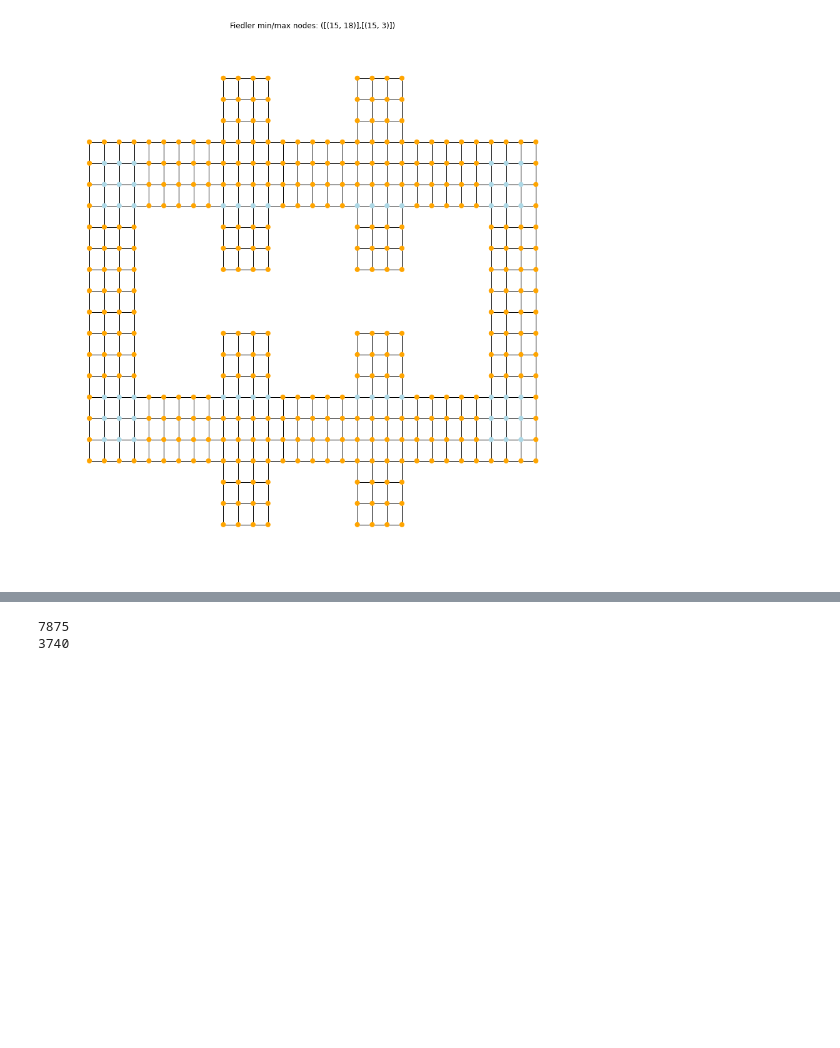
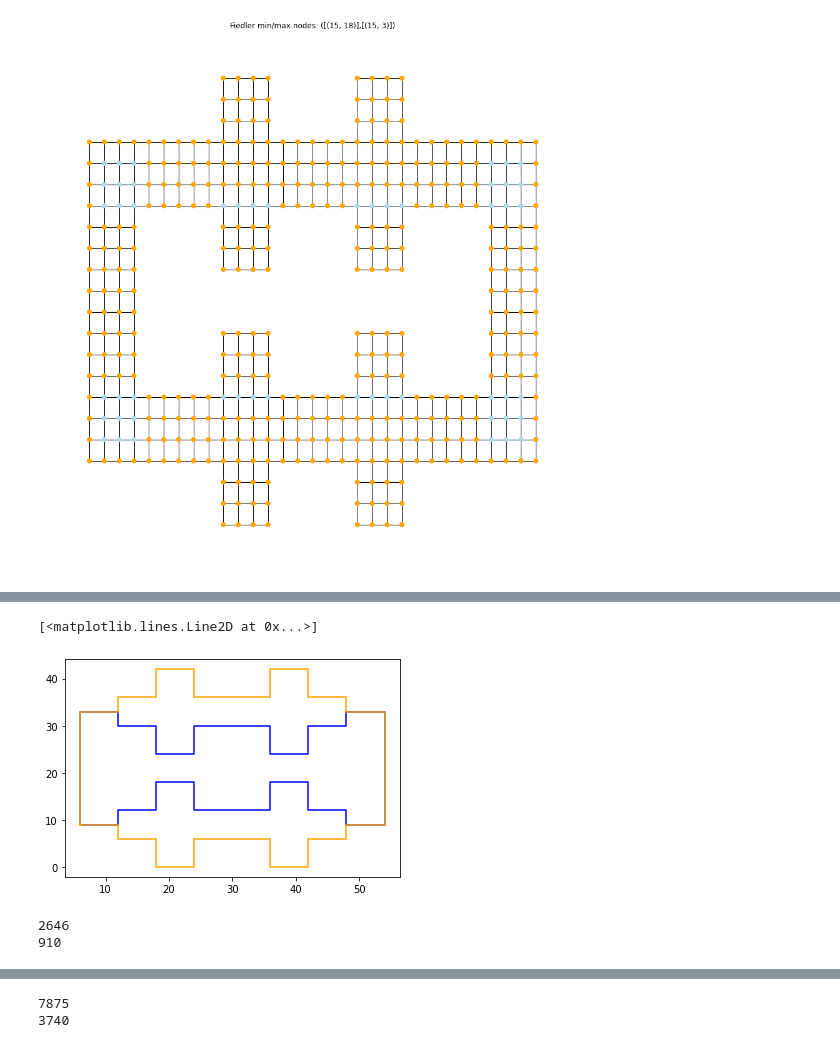
Before and after one commit to amaheshwari25/graph-hotspots, a Jupyter notebook: GraphHotSpots_Experiments.ipynb, the cells around one changed output, grey strips where cells are left out. Drawn from its saved outputs; the diff is of its cells as text; code cells hidden in the pictures; blank space fills up the shorter version.

Commit message:
Add blob-path-blob-path possible counterex

```diff
--- a/GraphHotSpots_Experiments.ipynb
+++ b/GraphHotSpots_Experiments.ipynb
@@ -339,0 +357,29 @@ Result: True
+# %%
+# HYPERPARAMETERS
+scale=3
+# %%
+# manually define boundaries to get desired blob-path-blob-path structure
+inner_blob = scale*2*np.array([[1, 1.5], [2, 1.5], [2,2], [3,2],[3,3],[4,3],[4,2],[6,2],[6,3],[7,3],[7,2],[8,2],  [8,1.5], [9,1.5], [9, 5.5], [8, 5.5], [8,5],[7,5],[7,4],[6,4],[6,5],[4,5],[4,4],[3,4],[3,5],[2,5],[2,5.5],[1,5.5], [1,1.5]])
+outer_blob = scale*2*np.array([[1, 1.5], [2, 1.5], [2,1], [3,1], [3,0],[4,0],[4,1],[6,1],[6,0],[7,0],[7,1],[8,1], [8,1.5], [9,1.5], [9, 5.5], [8, 5.5], [8, 6],[7,6],[7,7],[6,7],[6,6],[4,6],[4,7],[3,7],[3,6],[2,6],[2,5.5],[1,5.5], [1,1.5]])
+# %%
+inner_blob_bd = Polygon(inner_blob)
+plt.plot(*inner_blob_bd.exterior.xy, color='blue')
+outer_blob_bd = Polygon(outer_blob)
+plt.plot(*outer_blob_bd.exterior.xy, color='orange')
+# %% [output]
+[<matplotlib.lines.Line2D at 0x...>]
+[figure, added]
+# %%
+blob_G = nx.grid_2d_graph(int(21*scale), int(14*scale))
+print(len(blob_G.nodes))
+
+blob_nodes = list(blob_G.nodes) # these nodes now give us positions
+for node in blob_nodes:
+    if not point_in_region(node, outer_blob_bd, inner_blob_bd):
+        blob_G.remove_node(node)
+
+print(len(blob_G.nodes))
+blob_pos = {(x,y):(x,y) for x,y in blob_G.nodes()}
+# %% [output]
+2646
+910
```
Also changed, not shown: parts of 22 cells of this notebook, 1 other file.
